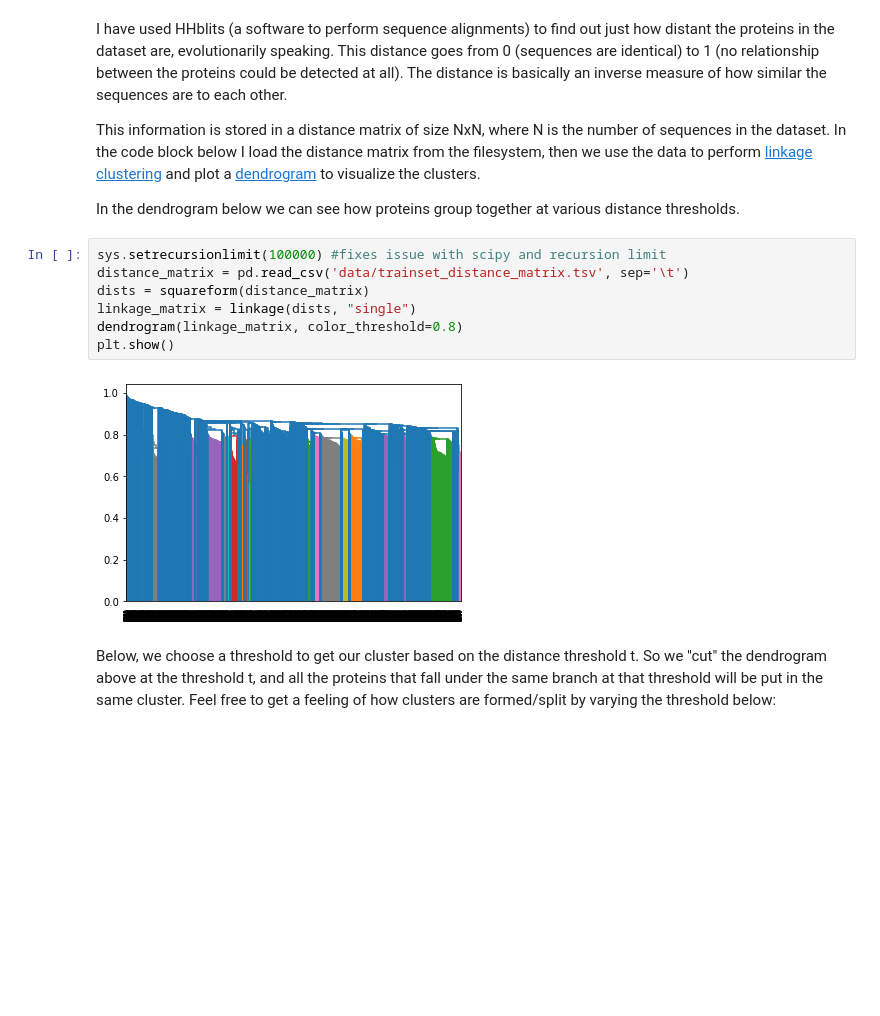
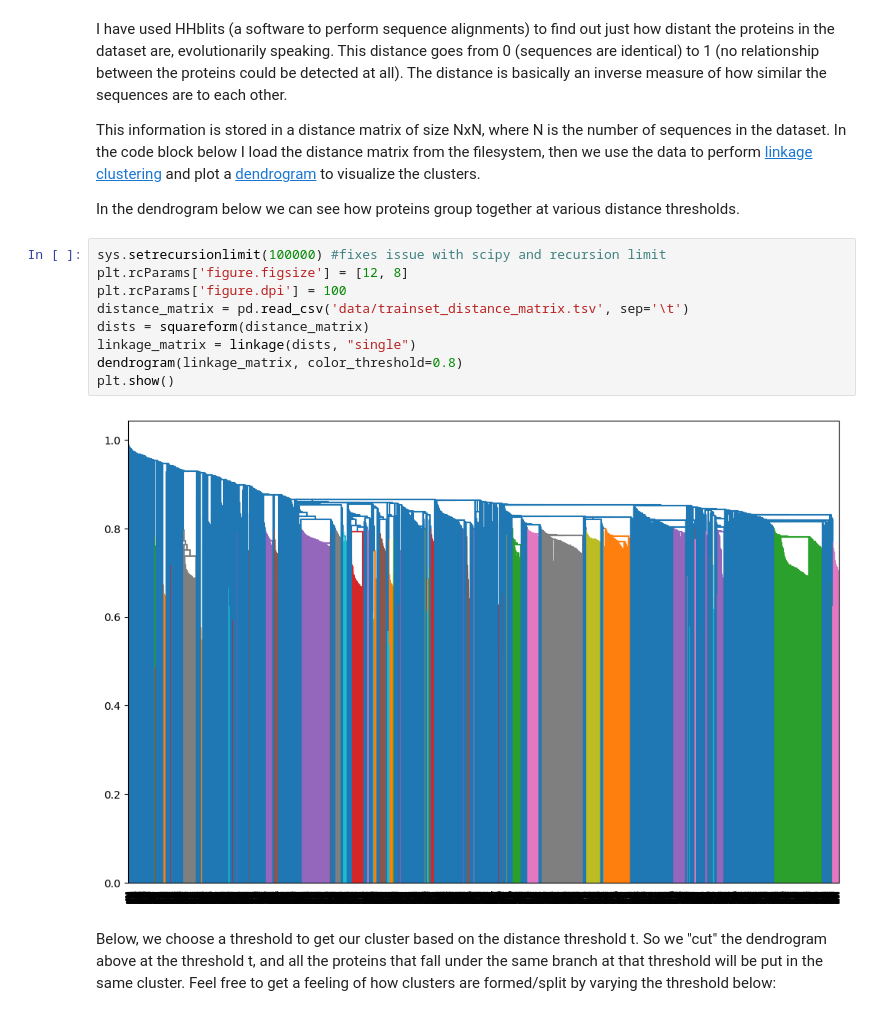
Before and after one commit to NBISweden/workshop-neural-nets-and-deep-learning, a Jupyter notebook: session_goodPracticesDatasetDesign/lab_validation/rigorous_train_validation_splitting.ipynb, the cells around one changed output. Cells and saved outputs as stored; diff of their text form; blank space fills up the shorter version.

```diff
--- a/session_goodPracticesDatasetDesign/lab_validation/rigorous_train_validation_splitting.ipynb
+++ b/session_goodPracticesDatasetDesign/lab_validation/rigorous_train_validation_splitting.ipynb
@@ -266,13 +250,15 @@ This information is stored in a distance matrix of size NxN, where N is the numb
 In the dendrogram below we can see how proteins group together at various distance thresholds.
 # %%
 sys.setrecursionlimit(100000) #fixes issue with scipy and recursion limit
+plt.rcParams['figure.figsize'] = [12, 8]
+plt.rcParams['figure.dpi'] = 100
 distance_matrix = pd.read_csv('data/trainset_distance_matrix.tsv', sep='\t')
 dists = squareform(distance_matrix)
 linkage_matrix = linkage(dists, "single")
 dendrogram(linkage_matrix, color_threshold=0.8)
 plt.show()
 # %% [output]
-[figure, old version]
+[figure, new version]
 # %% [markdown]
 Below, we choose a threshold to get our cluster based on the distance threshold t. So we "cut" the dendrogram above at the threshold t, and all the proteins that fall under the same branch at that threshold will be put in the same cluster. Feel free to get a feeling of how clusters are formed/split by varying the threshold below:
 # %%
```
Also changed, not shown: parts of 14 cells of this notebook.
